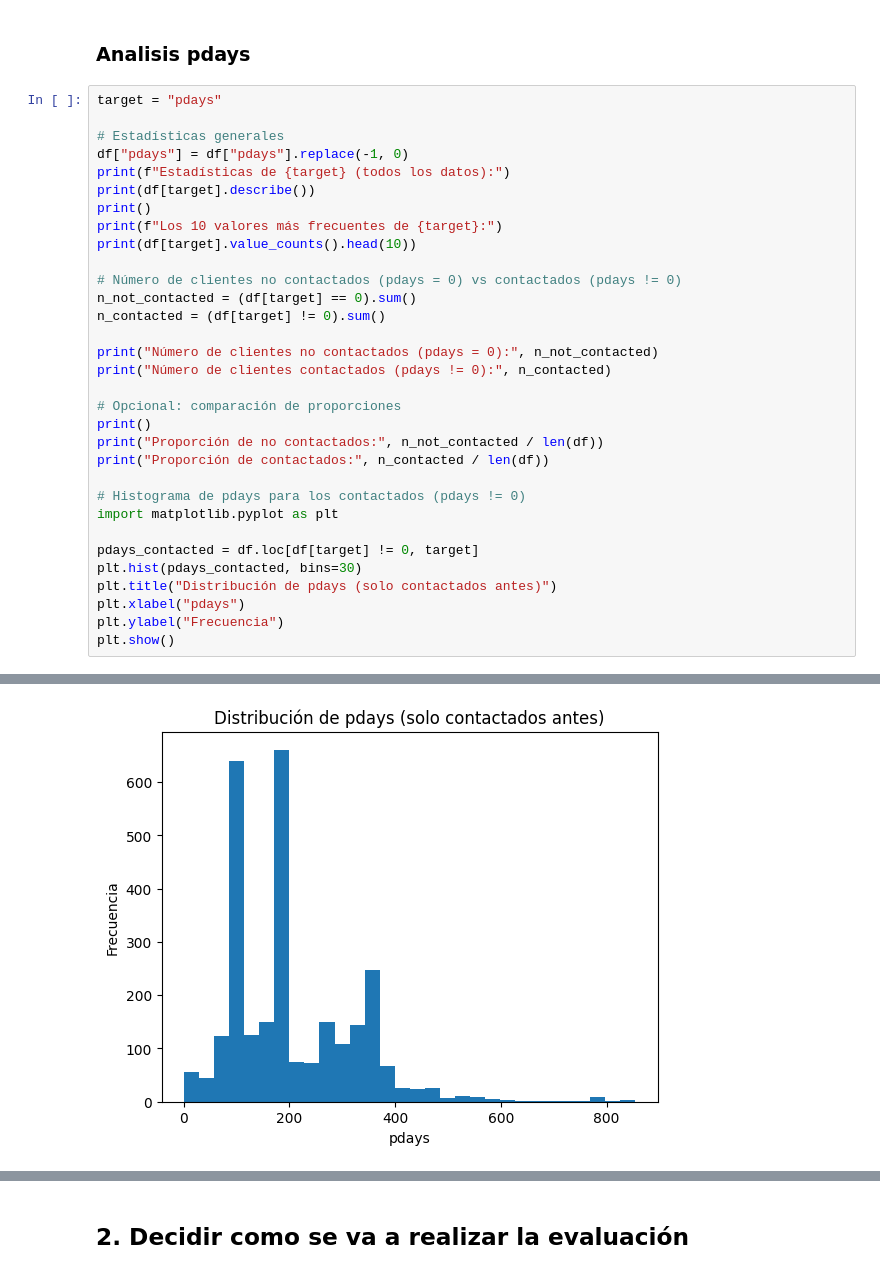
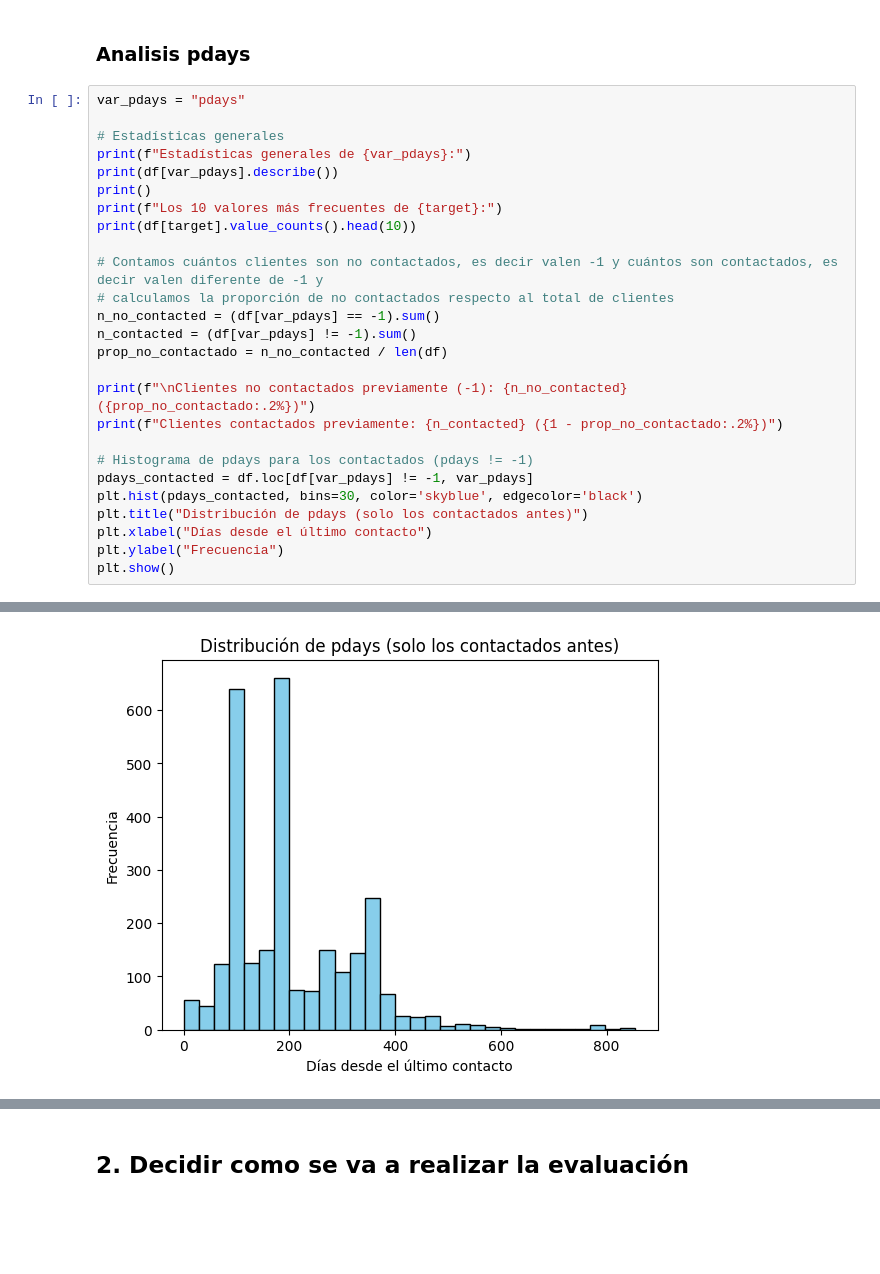
Before and after one commit to 100522155/Practica-Aprendizaje-autom-tico-g2, a Jupyter notebook: analisis.ipynb, the cells around one changed output, grey strips where cells are left out. Saved outputs shown, nothing was run; the diff lists cells and outputs as text; blank space fills up the shorter version.

```diff
--- a/analisis.ipynb
+++ b/analisis.ipynb
@@ -236,35 +236,29 @@ Como observamos en el gráfico, los datos estan balanceados, ya que hay un 52,2%
 # %% [markdown]
 ### Analisis pdays
 # %%
-target = "pdays"
+var_pdays = "pdays"
 
 # Estadísticas generales
-df["pdays"] = df["pdays"].replace(-1, 0)
-print(f"Estadísticas de {target} (todos los datos):")
-print(df[target].describe())
+print(f"Estadísticas generales de {var_pdays}:")
+print(df[var_pdays].describe())
 print()
 print(f"Los 10 valores más frecuentes de {target}:")
 print(df[target].value_counts().head(10))
 
-# Número de clientes no contactados (pdays = 0) vs contactados (pdays != 0)
-n_not_contacted = (df[target] == 0).sum()
-n_contacted = (df[target] != 0).sum()
+# Contamos cuántos clientes son no contactados, es decir valen -1 y cuántos son contactados, es decir valen diferente de -1 y
+# calculamos la proporción de no contactados respecto al total de clientes
+n_no_contacted = (df[var_pdays] == -1).sum()
+n_contacted = (df[var_pdays] != -1).sum()
+prop_no_contactado = n_no_contacted / len(df)
 
-print("Número de clientes no contactados (pdays = 0):", n_not_contacted)
-print("Número de clientes contactados (pdays != 0):", n_contacted)
+print(f"\nClientes no contactados previamente (-1): {n_no_contacted} ({prop_no_contactado:.2%})")
+print(f"Clientes contactados previamente: {n_contacted} ({1 - prop_no_contactado:.2%})")
 
-# Opcional: comparación de proporciones
-print()
-print("Proporción de no contactados:", n_not_contacted / len(df))
-print("Proporción de contactados:", n_contacted / len(df))
-
-# Histograma de pdays para los contactados (pdays != 0)
-import matplotlib.pyplot as plt
-
-pdays_contacted = df.loc[df[target] != 0, target]
-plt.hist(pdays_contacted, bins=30)
-plt.title("Distribución de pdays (solo contactados antes)")
-plt.xlabel("pdays")
+# Histograma de pdays para los contactados (pdays != -1)
+pdays_contacted = df.loc[df[var_pdays] != -1, var_pdays]
+plt.hist(pdays_contacted, bins=30, color='skyblue', edgecolor='black')
+plt.title("Distribución de pdays (solo los contactados antes)")
+plt.xlabel("Días desde el último contacto")
 plt.ylabel("Frecuencia")
 plt.show()
 # %% [output]
@@ -288,3 +284,3 @@ Proporción de contactados: 0.25427272727272726
-[figure, old version]
+[figure, new version]
 # %% [markdown]
 La variable pdays respresenta el número de días desde el último contacto con el cliente. El valor de -1 indica que el cliente no habia sido contactado previamete.
```
Also changed, not shown: parts of 18 cells of this notebook.
